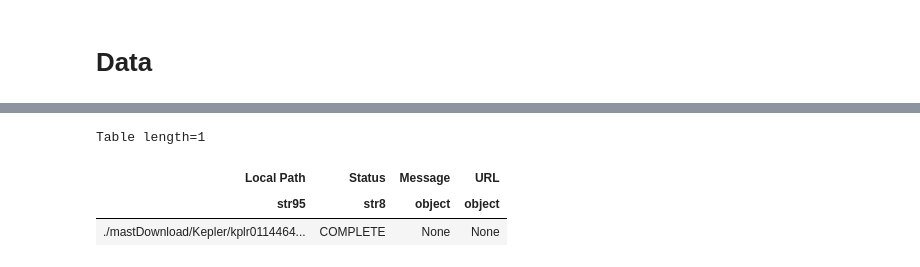
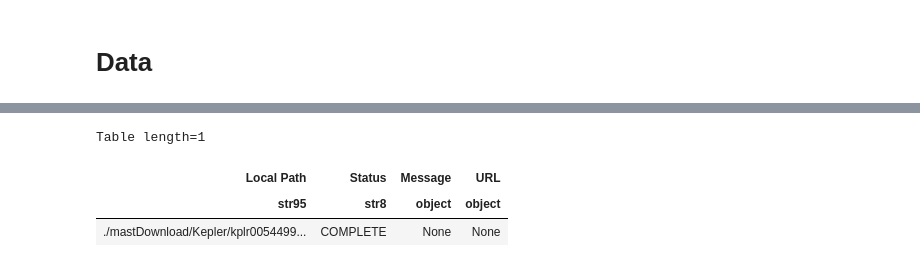
Before and after one commit to Srivardini11/lark, a Jupyter notebook: Kepler_light_curves.ipynb, the cells around one changed output, grey strips where cells are left out. Saved outputs shown, nothing was run; the diff lists cells and outputs as text; code cells hidden in the pictures.

```diff
--- a/Kepler_light_curves.ipynb
+++ b/Kepler_light_curves.ipynb
@@ -32,10 +34,9 @@ sb.set_style('darkgrid')
 # %% [markdown]
 # **Data**
 # %%
-from astroquery.mast import Mast
-from astroquery.mast import Observations
-kepler_obs= Observations.query_criteria(target_name="kplr011446443",obs_collection='kepler')
+kepler_id = "005449910"
+kepler_obs= Observations.query_criteria(target_name="kplr" + kepler_id,obs_collection='kepler')
 kepler_product= Observations.get_product_list(kepler_obs[1])
-kepler_filter = Observations.filter_products(kepler_product, extension ='kplr011446443-2009131110544_slc.fits', mrp_only= False)
+kepler_filter = Observations.filter_products(kepler_product, mrp_only= False)[4]
 kepler_filter
 # %% [output]
@@ -46,3 +47,4 @@ Table masked=True length=1
 # %%
-Observations.download_products(kepler_filter, mrp_only=False, cache= False)
+df = Observations.download_products(kepler_filter, mrp_only=False, cache= False)
+df
 # %% [output]
@@ -50,4 +52,4 @@ Downloading URL https://mast.stsci.edu/api/v0.1/Download/file?uri=mast:KEPLER/ur
 Table length=1
 | Local Path | Status | Message | URL |
 | str95 | str8 | object | object |
-| ./mastDownload/Kepler/kplr0114464... | COMPLETE | None | None |
+| ./mastDownload/Kepler/kplr0054499... | COMPLETE | None | None |
```
Also changed, not shown: parts of 11 cells of this notebook.
